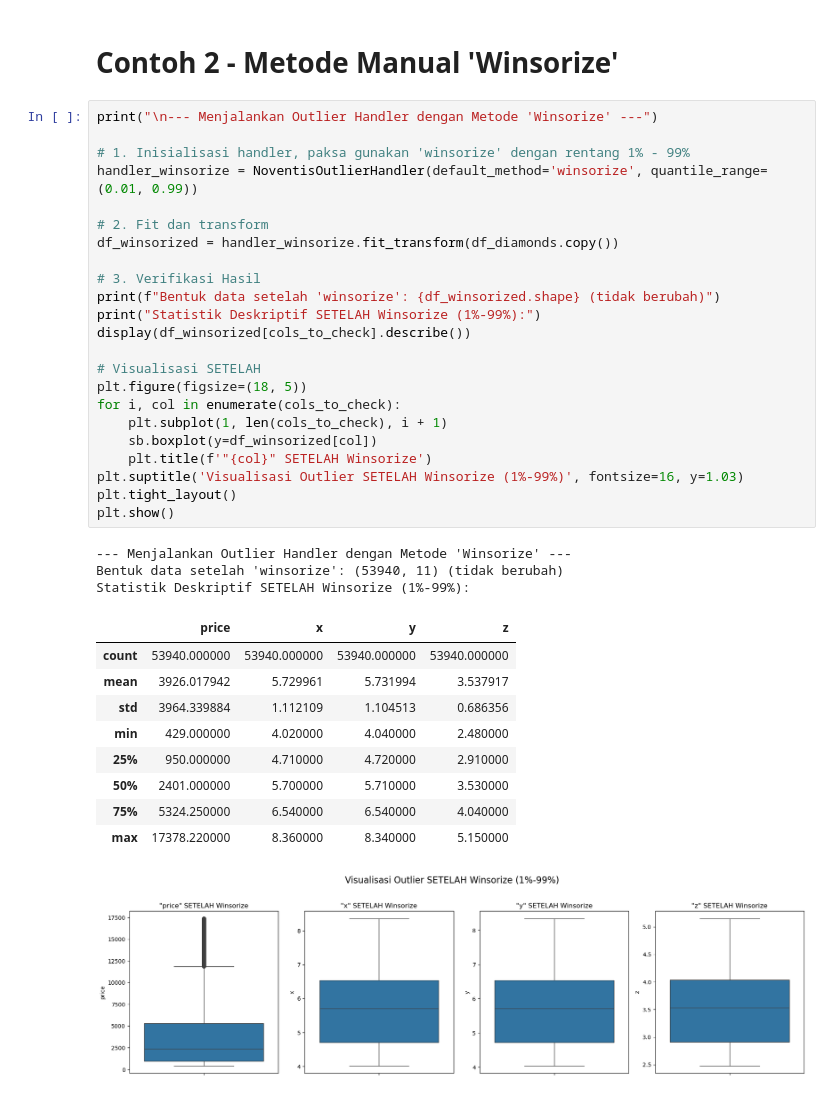
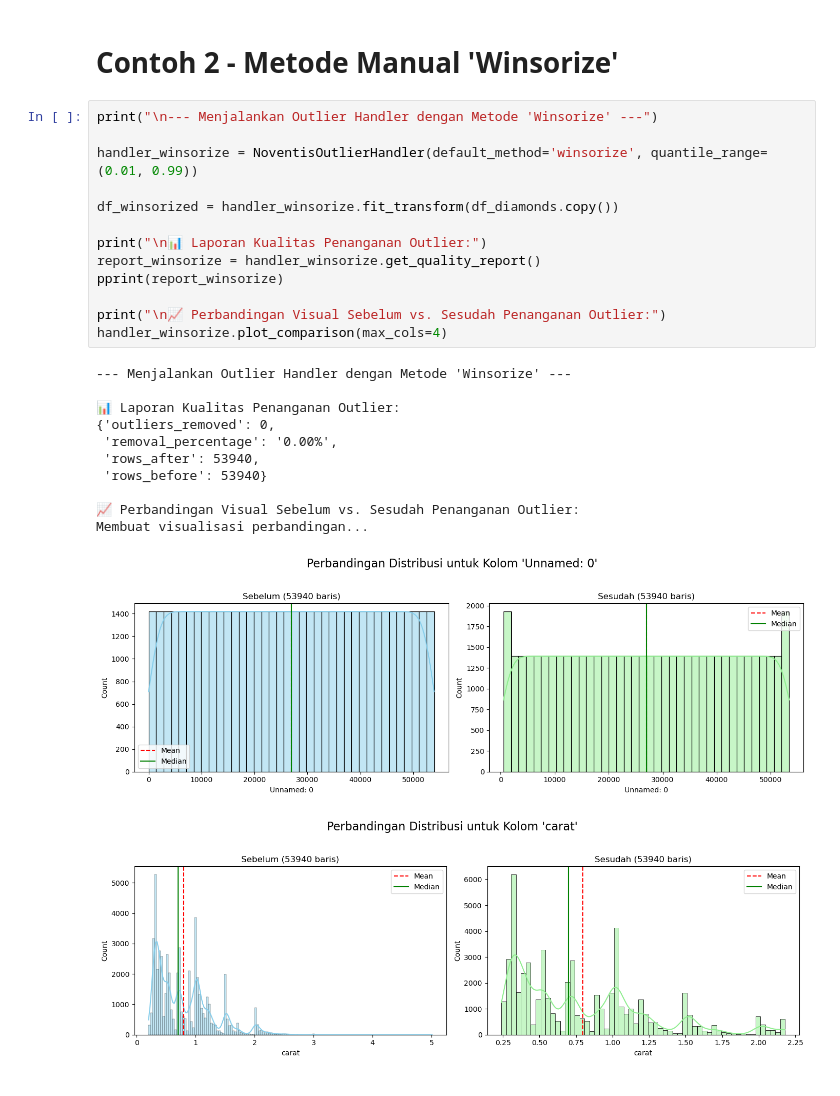
Before and after one commit to bccfilkom/noventis, a Jupyter notebook: examples/outlier_handling.ipynb, the cells around one changed output. Cells and saved outputs as stored; diff of their text form.

```diff
--- a/examples/outlier_handling.ipynb
+++ b/examples/outlier_handling.ipynb
@@ -102,37 +95,26 @@ Statistik Deskriptif SETELAH Mode Otomatis:
 # %%
 print("\n--- Menjalankan Outlier Handler dengan Metode 'Winsorize' ---")
 
-# 1. Inisialisasi handler, paksa gunakan 'winsorize' dengan rentang 1% - 99%
 handler_winsorize = NoventisOutlierHandler(default_method='winsorize', quantile_range=(0.01, 0.99))
 
-# 2. Fit dan transform
 df_winsorized = handler_winsorize.fit_transform(df_diamonds.copy())
 
-# 3. Verifikasi Hasil
-print(f"Bentuk data setelah 'winsorize': {df_winsorized.shape} (tidak berubah)")
-print("Statistik Deskriptif SETELAH Winsorize (1%-99%):")
-display(df_winsorized[cols_to_check].describe())
+print("\n📊 Laporan Kualitas Penanganan Outlier:")
+report_winsorize = handler_winsorize.get_quality_report()
+pprint(report_winsorize)
 
-# Visualisasi SETELAH
-plt.figure(figsize=(18, 5))
-for i, col in enumerate(cols_to_check):
-    plt.subplot(1, len(cols_to_check), i + 1)
-    sb.boxplot(y=df_winsorized[col])
-    plt.title(f'"{col}" SETELAH Winsorize')
-plt.suptitle('Visualisasi Outlier SETELAH Winsorize (1%-99%)', fontsize=16, y=1.03)
-plt.tight_layout()
-plt.show()
+print("\n📈 Perbandingan Visual Sebelum vs. Sesudah Penanganan Outlier:")
+handler_winsorize.plot_comparison(max_cols=4)
 # %% [output]
 --- Menjalankan Outlier Handler dengan Metode 'Winsorize' ---
-Bentuk data setelah 'winsorize': (53940, 11) (tidak berubah)
-Statistik Deskriptif SETELAH Winsorize (1%-99%):
+
+📊 Laporan Kualitas Penanganan Outlier:
+{'outliers_removed': 0,
+ 'removal_percentage': '0.00%',
+ 'rows_after': 53940,
+ 'rows_before': 53940}
+
+📈 Perbandingan Visual Sebelum vs. Sesudah Penanganan Outlier:
+Membuat visualisasi perbandingan...
-|  | price | x | y | z |
-| count | 53940.000000 | 53940.000000 | 53940.000000 | 53940.000000 |
-| mean | 3926.017942 | 5.729961 | 5.731994 | 3.537917 |
-| std | 3964.339884 | 1.112109 | 1.104513 | 0.686356 |
-| min | 429.000000 | 4.020000 | 4.040000 | 2.480000 |
-| 25% | 950.000000 | 4.710000 | 4.720000 | 2.910000 |
-| 50% | 2401.000000 | 5.700000 | 5.710000 | 3.530000 |
-| 75% | 5324.250000 | 6.540000 | 6.540000 | 4.040000 |
-| max | 17378.220000 | 8.360000 | 8.340000 | 5.150000 |
-[figure, old version]
+[figure, new version]
+[figure, added]
```
Also changed, not shown: parts of 4 cells of this notebook, 5 other files.
